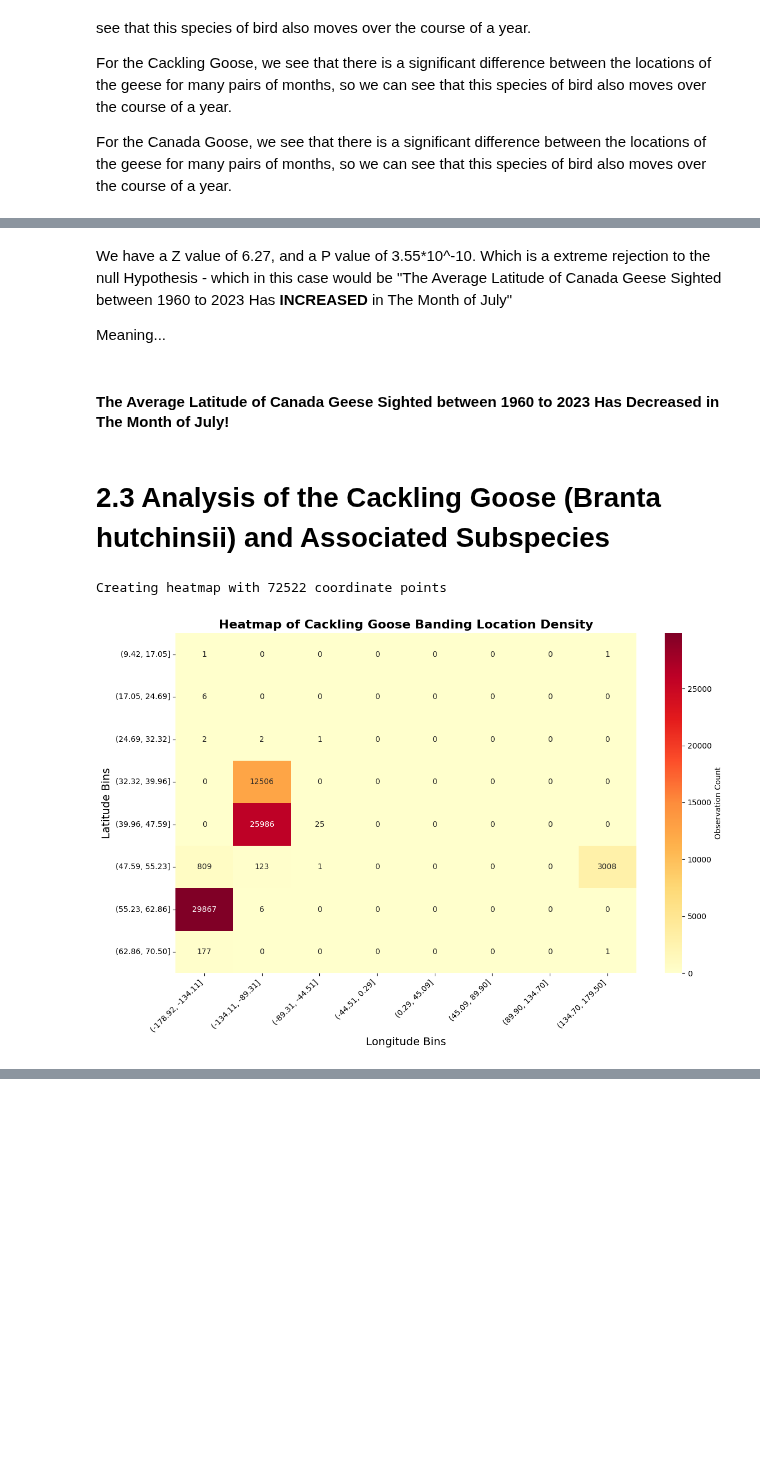
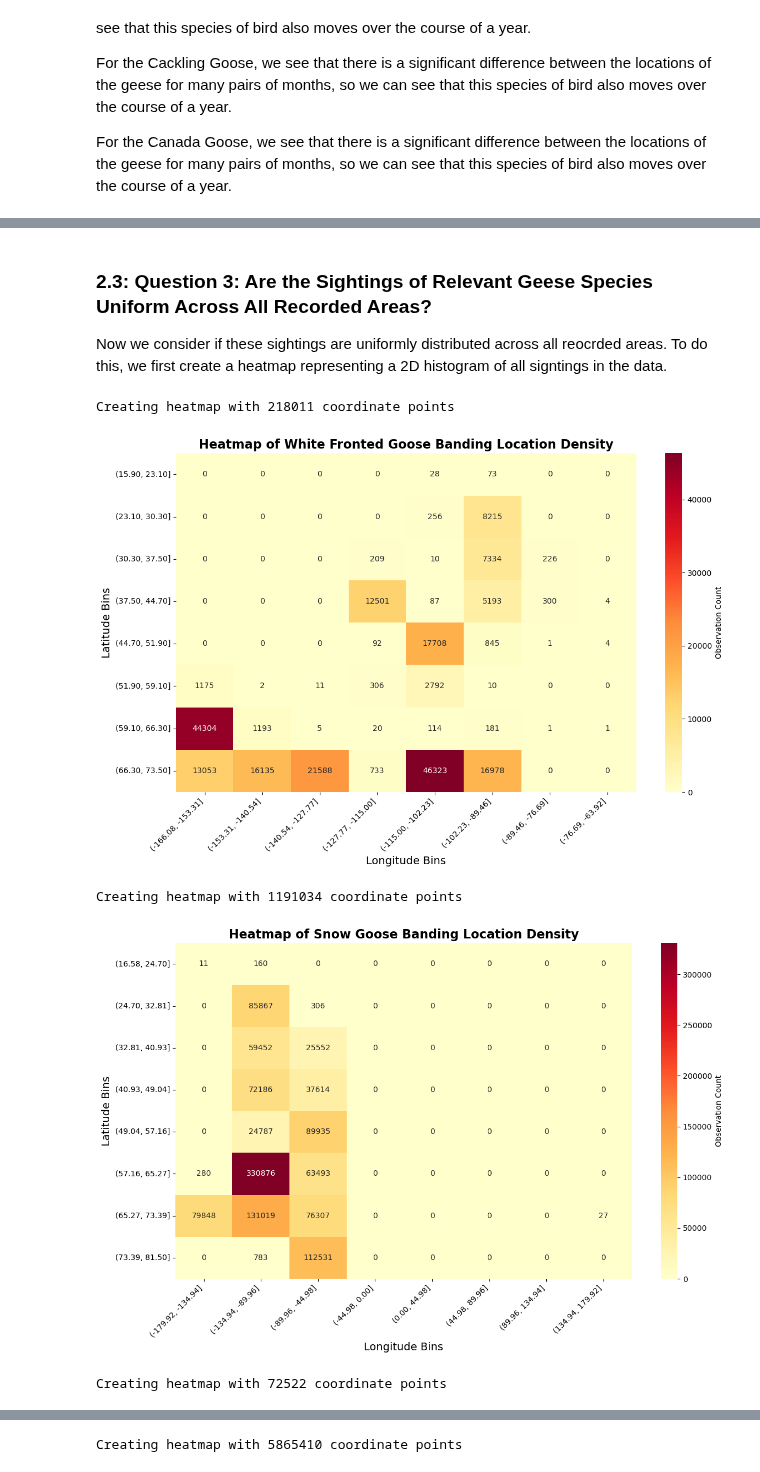
Before and after one commit to BoAndArrows/CMSC320-Final-B-W-Y-C, a Jupyter notebook: checkpoint_two.ipynb, the cells around one changed output, grey strips where cells are left out. Drawn from its saved outputs; the diff is of its cells as text; code cells hidden in the pictures; blank space fills up the shorter version.

Commit message:
Completed MD of the notebook; extended analysis to all goose species

```diff
--- a/checkpoint_two.ipynb
+++ b/checkpoint_two.ipynb
@@ -569,16 +608,9 @@ As we can see the Z value we have calculated is far beyond the usual critical va
-# %% [markdown]
-We have a Z value of 6.27,
-and a P value of 3.55*10^-10.
-Which is a extreme rejection to the null Hypothesis - which in this case would be
-"The Average Latitude of Canada Geese Sighted between 1960 to 2023 Has **INCREASED** in The Month of July"
-
-Meaning...
-# %% [markdown]
-#### The Average Latitude of Canada Geese Sighted between 1960 to 2023 Has Decreased in The Month of July!
 # %% [markdown]
-# 2.3 Analysis of the Cackling Goose (Branta hutchinsii) and Associated Subspecies
+### 2.3: Question 3: Are the Sightings of Relevant Geese Species Uniform Across All Recorded Areas?
+
+Now we consider if these sightings are uniformly distributed across all reocrded areas. To do this, we first create a heatmap representing a 2D histogram of all signtings in the data.
 # %%
-def create_heatmap(data, bins=8):
+def create_heatmap(data, bins=8, goose_name=''):
 
     # Get coordinate values, dropping NaN
     lat_values = data['LAT_DD'].dropna().values
@@ -598,34 +630,40 @@ def create_heatmap(data, bins=8):
 
     # Calculate 2D histogram
     counts, lat_edges, lon_edges = np.histogram2d(lat_values, lon_values,
                                                   bins=[lat_bins, lon_bins])
 
     # Create bin labels
     lat_labels = [f"({lat_edges[i]:.2f}, {lat_edges[i+1]:.2f}]"
                   for i in range(len(lat_edges)-1)]
     lon_labels = [f"({lon_edges[i]:.2f}, {lon_edges[i+1]:.2f}]"
                   for i in range(len(lon_edges)-1)]
 
     # Create the heatmap
     plt.figure(figsize=(12, 8))
 
     sns.heatmap(counts,
                 xticklabels=lon_labels,
                 yticklabels=lat_labels,
                 cmap='YlOrRd',
                 cbar_kws={'label': 'Observation Count'},
                 annot=True,
                 fmt='.0f')
 
-    plt.title('Heatmap of Cackling Goose Banding Location Density', fontsize=16, fontweight='bold')
+    plt.title(f'Heatmap of {goose_name} Banding Location Density', fontsize=16, fontweight='bold')
     plt.xlabel('Longitude Bins', fontsize=14)
     plt.ylabel('Latitude Bins', fontsize=14)
     plt.xticks(rotation=45, ha='right')
     plt.tight_layout()
     plt.show()
 
 # Try to create the heatmap
-create_heatmap(cackling_goose_data, bins=8)
+create_heatmap(white_fronted_goose_data, bins=8, goose_name='White Fronted Goose')
+create_heatmap(snow_goose_data, bins=8, goose_name='Snow Goose')
+create_heatmap(cackling_goose_data, bins=8, goose_name='Cackling Goose')
+create_heatmap(canada_goose_data, bins=8, goose_name='Canada Goose')
 # %% [output]
-Creating heatmap with 72522 coordinate points
+Creating heatmap with 218011 coordinate points
-[figure, old version]
+[figure, new version]
+Creating heatmap with 1191034 coordinate points
+[figure, added]
+Creating heatmap with 72522 coordinate points
@@ -631,0 +671 @@ Creating heatmap with 72522 coordinate points
+Creating heatmap with 5865410 coordinate points
```
Also changed, not shown: parts of 17 cells of this notebook.
